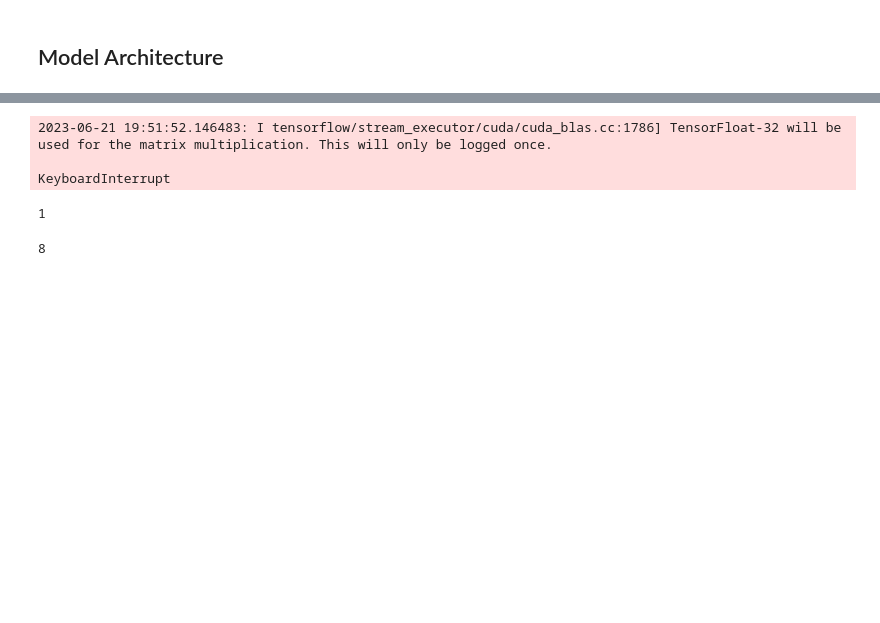
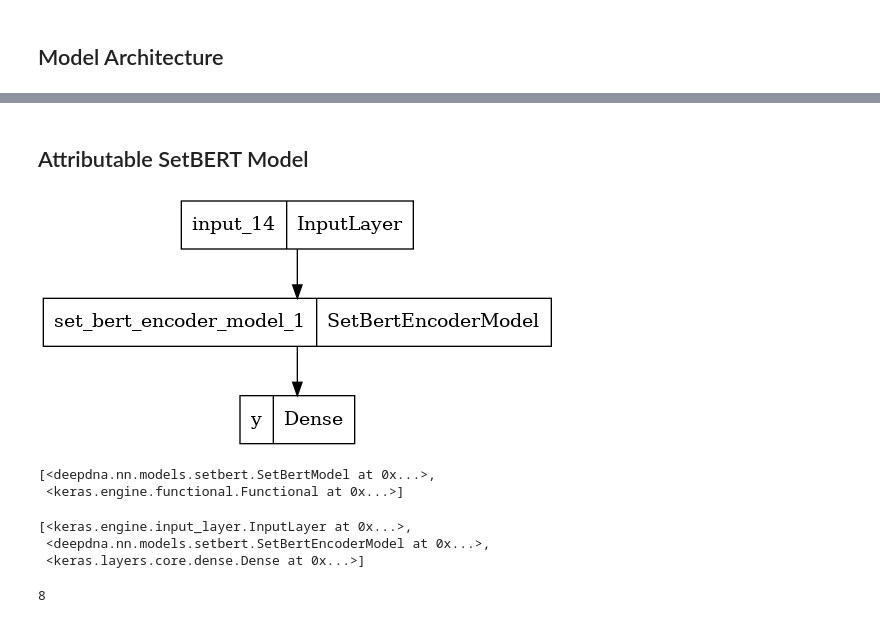
Before and after one commit to DLii-Research/setbert, a Jupyter notebook: notebooks/AlexDatasets.ipynb, the cells around one changed output, grey strips where cells are left out. Cells and saved outputs as stored; diff of their text form; code cells hidden in the pictures; blank space fills up the shorter version.

```diff
--- a/notebooks/AlexDatasets.ipynb
+++ b/notebooks/AlexDatasets.ipynb
@@ -500,3 +547,3 @@ To enable them in other operations, rebuild TensorFlow with the appropriate comp
 # %%
-setbert_encoder = load_model("./setbert_alex_bce")
+setbert_encoder = load_model("./models/alex_bce_classifier")
 # %% [output]
@@ -504,17 +579,26 @@ WARNING:tensorflow:No training configuration found in save file, so the model wa
+# %% [markdown]
+## Attributable SetBERT Model
+# %%
+tf.keras.utils.plot_model(setbert_encoder, to_file="/tmp/model.png")
+# %% [output]
+[figure, added]
+# %%
+setbert_encoder.layers[1].layers
+# %% [output]
+[<deepdna.nn.models.setbert.SetBertModel at 0x...>,
+ <keras.engine.functional.Functional at 0x...>]
+# %%
+setbert_encoder.layers
+# %% [output]
+[<keras.engine.input_layer.InputLayer at 0x...>,
+ <deepdna.nn.models.setbert.SetBertEncoderModel at 0x...>,
+ <keras.layers.core.dense.Dense at 0x...>]
 # %%
 # trained_predictions = setbert_encoder(train_dataset[0][0], return_attention_scores=True)
 # untrained_predictions = setbert_encoder_pretrained(train_dataset[0][0], return_attention_scores=True)
 
 trained_predictions = setbert_encoder(val_dataset[0][0], return_attention_scores=True)
 untrained_predictions = setbert_encoder_pretrained(val_dataset[0][0], return_attention_scores=True)
-# %% [output]
-2023-06-21 19:51:52.146483: I tensorflow/stream_executor/cuda/cuda_blas.cc:1786] TensorFloat-32 will be used for the matrix multiplication. This will only be logged once.
-
-KeyboardInterrupt
-# %%
-len(trained_predictions[1])
-# %% [output]
-1
 # %%
 len(trained_predictions[1][0])
 # %% [output]
```
Also changed, not shown: parts of 93 cells of this notebook.
